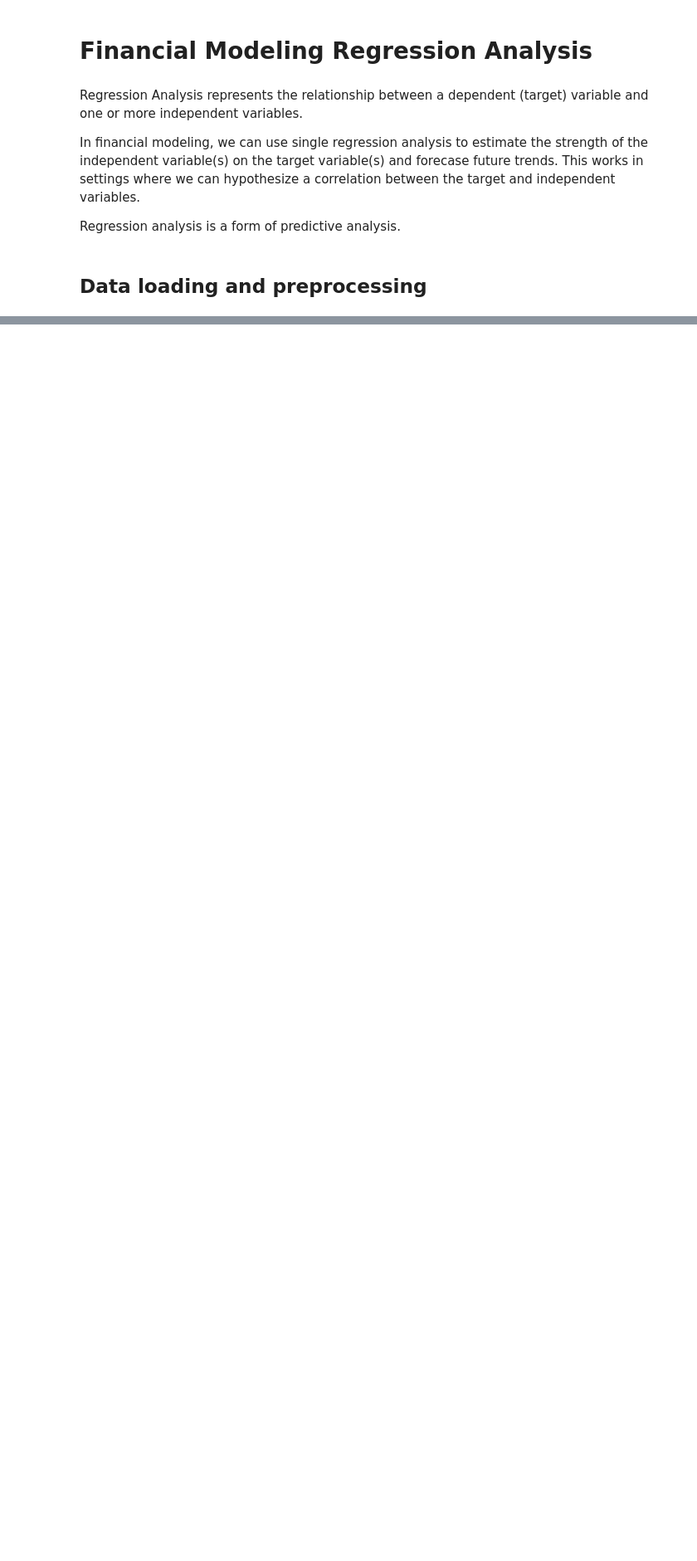
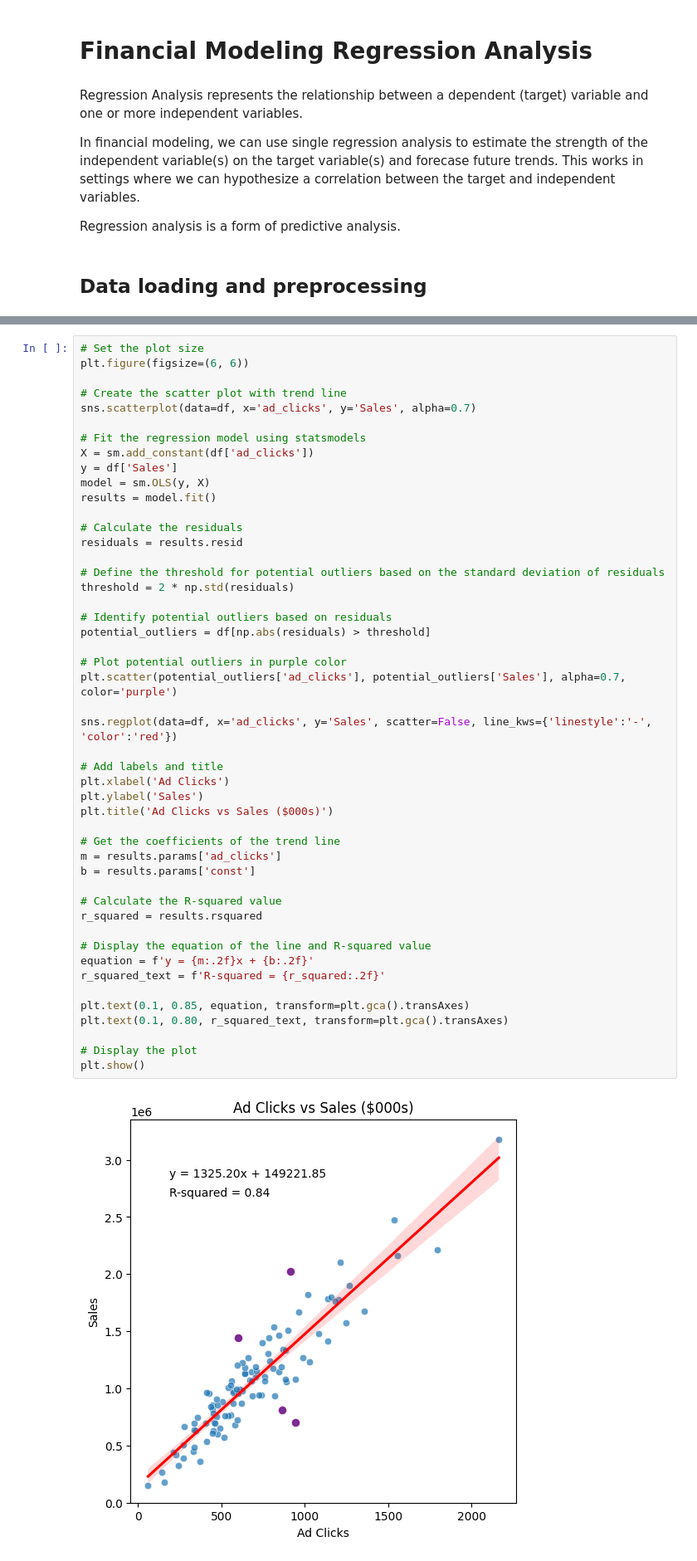
Before and after one commit to analyticsbyted/financialModeling, a Jupyter notebook: sales_adclicks.ipynb, the cells around one changed output, grey strips where cells are left out. Shown at 83% size. Cells and saved outputs as stored; diff of their text form; blank space fills up the shorter version.

```diff
--- a/sales_adclicks.ipynb
+++ b/sales_adclicks.ipynb
@@ -71,0 +111,50 @@ df.head()
+# %%
+# Set the plot size
+plt.figure(figsize=(6, 6))
+
+# Create the scatter plot with trend line
+sns.scatterplot(data=df, x='ad_clicks', y='Sales', alpha=0.7)
+
+# Fit the regression model using statsmodels
+X = sm.add_constant(df['ad_clicks'])
+y = df['Sales']
+model = sm.OLS(y, X)
+results = model.fit()
+
+# Calculate the residuals
+residuals = results.resid
+
+# Define the threshold for potential outliers based on the standard deviation of residuals
+threshold = 2 * np.std(residuals)
+
+# Identify potential outliers based on residuals
+potential_outliers = df[np.abs(residuals) > threshold]
+
+# Plot potential outliers in purple color
+plt.scatter(potential_outliers['ad_clicks'], potential_outliers['Sales'], alpha=0.7, color='purple')
+
+sns.regplot(data=df, x='ad_clicks', y='Sales', scatter=False, line_kws={'linestyle':'-', 'color':'red'})
+
+# Add labels and title
+plt.xlabel('Ad Clicks')
+plt.ylabel('Sales')
+plt.title('Ad Clicks vs Sales ($000s)')
+
+# Get the coefficients of the trend line
+m = results.params['ad_clicks']
+b = results.params['const']
+
+# Calculate the R-squared value
+r_squared = results.rsquared
+
+# Display the equation of the line and R-squared value
+equation = f'y = {m:.2f}x + {b:.2f}'
+r_squared_text = f'R-squared = {r_squared:.2f}'
+
+plt.text(0.1, 0.85, equation, transform=plt.gca().transAxes)
+plt.text(0.1, 0.80, r_squared_text, transform=plt.gca().transAxes)
+
+# Display the plot
+plt.show()
+# %% [output]
+[figure, added]
```
Also changed, not shown: parts of 53 cells of this notebook.
